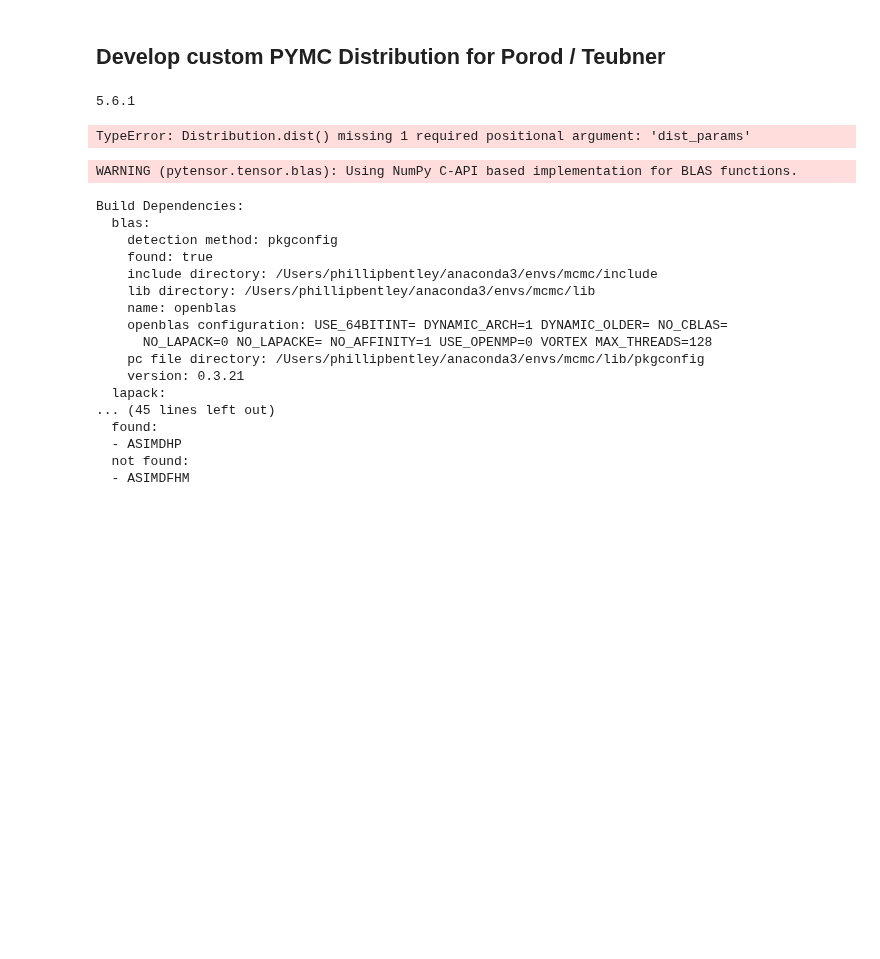
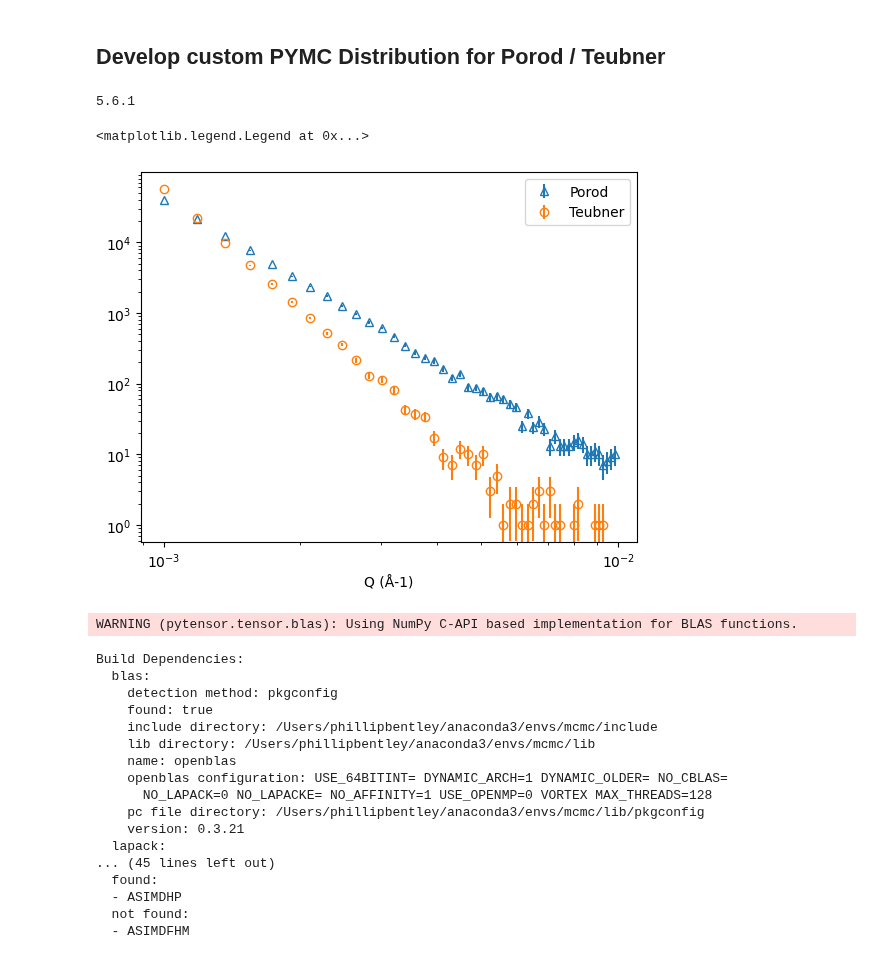
Before and after one commit to localoptimum/emtk, a Jupyter notebook: YMnFe2.ipynb, the cells around one changed output. Saved outputs shown, nothing was run; the diff lists cells and outputs as text; code cells hidden in the pictures; blank space fills up the shorter version.

```diff
--- a/YMnFe2.ipynb
+++ b/YMnFe2.ipynb
@@ -1222,18 +1222,16 @@ from lmfit import Model
 def porod_logp(value, qmin):
     return -4.0 * np.log(value)
 
-def porod_rvs(qmin, size=None):
-    if size is not None:
-        assert size == qmin.shape
-    else:
-        size = qmin.shape
+def porod_rvs(qmin, size=1):
 
     # Generates random samples following the Q-4 distribution
     pvals = np.random.uniform(size=size)
 
-    pow=1.0/5.0
+    pow=-1.0/3.0
 
-    qval = qmin/(1.0-pvals)**pow
+    #qval = qmin/(1.0-pvals)**pow
+
+    qval = (pvals**pow) * qmin
 
     return qval
 
@@ -1249,9 +1247,10 @@ def teubner_rvs(qmin, size=1):
     # Generates random samples following the Q-6 distribution
     pvals = np.random.uniform(size=size)
 
-    pow=1.0/7.0
+    pow=-1.0/5.0
 
-    qval = qmin/(1.0-pvals)**pow
+    #qval = qmin/(1.0-pvals)**pow
+    qval = (pvals**pow) * qmin
 
     return qval
 
@@ -1276,11 +1275,41 @@ class Porod(pm.Continuous):
 # %%
 # Sanity check of porod distribution class
 
-porod_draws = Porod.dist(qmin=np.full(5000, 0.005)).random()
+qmin=0.001
+qmax=0.01
 
-#porod_draws = Porod.dist(qmin=0.005).random(size=1000)
+bins=np.linspace(qmin, qmax, 50)
+
+porod_draws = porod_rvs(qmin=qmin, size=100000)
+
+teubner_draws = teubner_rvs(qmin=qmin, size=100000)
+
+hist_p = np.histogram(porod_draws, bins=bins)
+hist_t = np.histogram(teubner_draws, bins=bins)
+
+xvals = hist_p[1]
+dx = xvals[1]-xvals[0]
+#xvals = xvals + 0.5*dx
+
+xvals = xvals[:-1]
+
+yp = hist_p[0]
+yt = hist_t[0]
+
+ep = np.sqrt(yp)
+et = np.sqrt(yt)
+
+
+fig, ax = plt.subplots()
+ax.errorbar(xvals, yp, ep, fmt='^', mfc='none', label="Porod")
+ax.errorbar(xvals, yt, et, fmt='o', mfc='none', label="Teubner")
+ax.set_xscale('log')
+ax.set_yscale('log')
+ax.set_xlabel('Q (Å-1)')
+ax.legend()
 # %% [output]
-TypeError: Distribution.dist() missing 1 required positional argument: 'dist_params'
+<matplotlib.legend.Legend at 0x...>
+[figure, added]
 # %%
 import pymc as pm
 import scipy as sp
```
